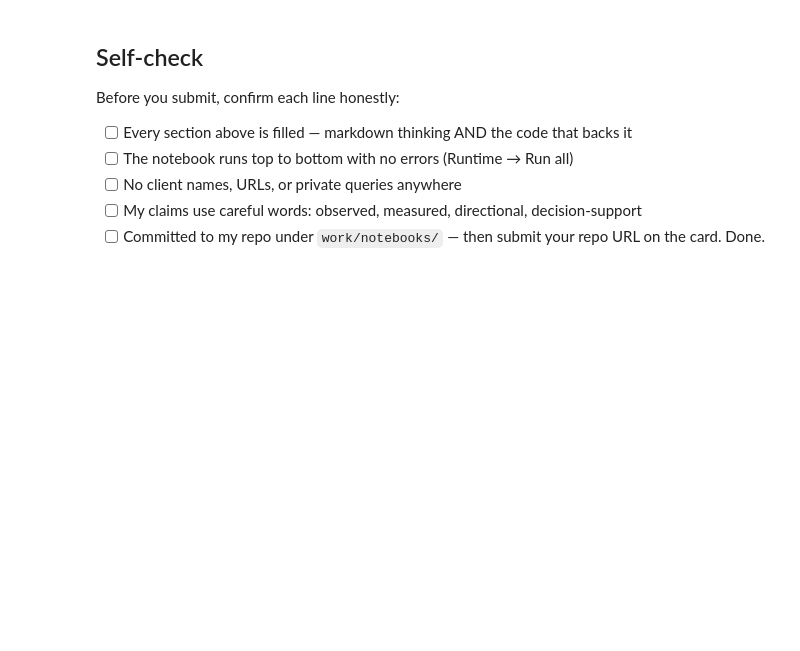
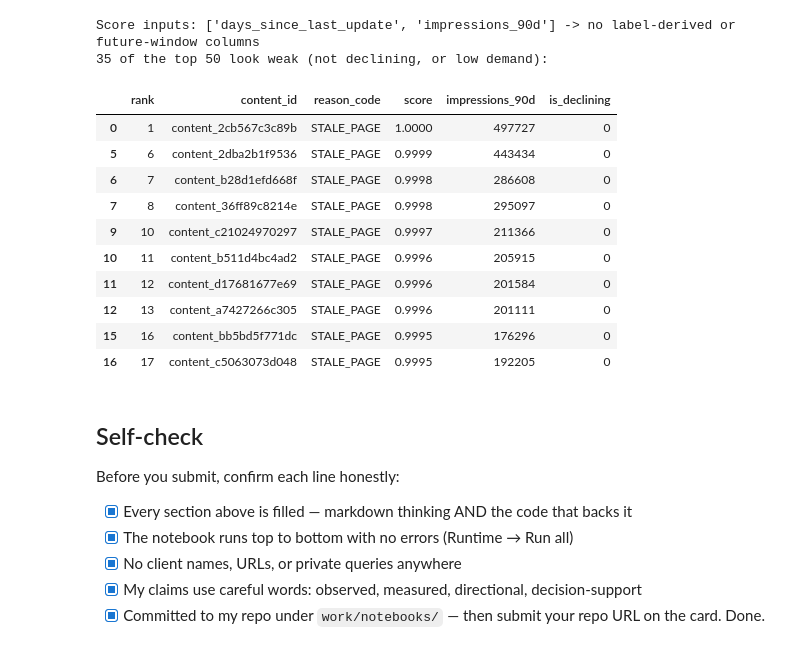
Before and after one commit to NAJAM2005/flyrank-ml-internship, a Jupyter notebook: work/notebooks/w04_baseline_score.ipynb, the cells around one changed output. Saved outputs shown, nothing was run; the diff lists cells and outputs as text; code cells hidden in the pictures; blank space fills up the shorter version.

```diff
--- a/work/notebooks/w04_baseline_score.ipynb
+++ b/work/notebooks/w04_baseline_score.ipynb
@@ -15,0 +44,28 @@ This skeleton is yours to fill. Work the sections **in order** — each one has
+# %%
+def bucket_check(d, col, expect, q=5):
+    x = d[[col, "is_declining"]].dropna()
+    x = x.assign(bucket=pd.qcut(x[col], q, duplicates="drop"))
+    t = (x.groupby("bucket", observed=True)
+           .agg(n=("is_declining", "size"), decline_rate=("is_declining", "mean")).round(3))
+    print(f"{col}  (total n = {len(x)})")
+    display(t)
+    r, diffs = t["decline_rate"].values, np.diff(t["decline_rate"].values)
+    if r.max() - r.min() < 0.03:
+        v = "FALSE"
+    elif (diffs >= 0).all() or (diffs <= 0).all():
+        v = "CONFIRMED" if ((diffs >= 0).all() == (expect == "up")) else "OPPOSITE"
+    else:
+        v = "MIXED"
+    print("Suggested verdict:", v, "(read the table before you accept it)\n")
+    return v
+
+# Signal 1: staleness (expect more stale -> more decline)
+v1 = bucket_check(df, "days_since_last_update", expect="up")
+
+# Signal 2: CTR vs peers at the same position (expect lower ratio -> more decline)
+d = df[(df["avg_position"] > 0) & (df["impressions_90d"] > 0)].copy()
+d["pos_bucket"] = pd.qcut(d["avg_position"], 10, duplicates="drop")
+d["expected_ctr"] = d.groupby("pos_bucket", observed=True)["ctr"].transform("median")
+d["ctr_ratio"] = d["ctr"] / d["expected_ctr"].replace(0, np.nan)
+df["ctr_ratio"] = d["ctr_ratio"]
+v2 = bucket_check(df, "ctr_ratio", expect="down")
@@ -37,10 +192,38 @@ This skeleton is yours to fill. Work the sections **in order** — each one has
+# %%
+# This cell is for CODE (numbers, a query, a check).
+# Write your text answer in the cell ABOVE this one — typing sentences here breaks Run All.
+FORBIDDEN = ["trend_direction", "trend_pct", "is_declining",
+             "impressions_last_30d", "impressions_prev_30d", "clicks_last_30d",
+             "clicks_prev_30d", "sessions_last_30d", "sessions_prev_30d"]
+leaked = [c for c in SCORE_INPUTS if c in FORBIDDEN]
+assert not leaked, f"Leak: {leaked}"
+print("Score inputs:", SCORE_INPUTS, "-> no label-derived or future-window columns")
+
+weak = queue.head(50)
+weak = weak[(weak["is_declining"] == 0) | (weak["impressions_90d"] < weak["impressions_90d"].quantile(0.25))]
+print(len(weak), "of the top 50 look weak (not declining, or low demand):")
+display(weak[["rank", "content_id", "reason_code", "score", "impressions_90d", "is_declining"]].head(10))
+# %% [output]
+Score inputs: ['days_since_last_update', 'impressions_90d'] -> no label-derived or future-window columns
+35 of the top 50 look weak (not declining, or low demand):
+|  | rank | content_id | reason_code | score | impressions_90d | is_declining |
+| 0 | 1 | content_2cb567c3c89b | STALE_PAGE | 1.0000 | 497727 | 0 |
+| 5 | 6 | content_2dba2b1f9536 | STALE_PAGE | 0.9999 | 443434 | 0 |
+| 6 | 7 | content_b28d1efd668f | STALE_PAGE | 0.9998 | 286608 | 0 |
+| 7 | 8 | content_36ff89c8214e | STALE_PAGE | 0.9998 | 295097 | 0 |
+| 9 | 10 | content_c21024970297 | STALE_PAGE | 0.9997 | 211366 | 0 |
+| 10 | 11 | content_b511d4bc4ad2 | STALE_PAGE | 0.9996 | 205915 | 0 |
+| 11 | 12 | content_d17681677e69 | STALE_PAGE | 0.9996 | 201584 | 0 |
+| 12 | 13 | content_a7427266c305 | STALE_PAGE | 0.9996 | 201111 | 0 |
+| 15 | 16 | content_bb5bd5f771dc | STALE_PAGE | 0.9995 | 176296 | 0 |
+| 16 | 17 | content_c5063073d048 | STALE_PAGE | 0.9995 | 192205 | 0 |
 # %% [markdown]
 ## Self-check
 
 Before you submit, confirm each line honestly:
 
-- [ ] Every section above is filled — markdown thinking AND the code that backs it
-- [ ] The notebook runs top to bottom with no errors (Runtime → Run all)
-- [ ] No client names, URLs, or private queries anywhere
-- [ ] My claims use careful words: observed, measured, directional, decision-support
-- [ ] Committed to my repo under `work/notebooks/` — then submit your repo URL on the card. Done.
+- [x] Every section above is filled — markdown thinking AND the code that backs it
+- [x] The notebook runs top to bottom with no errors (Runtime → Run all)
+- [x] No client names, URLs, or private queries anywhere
+- [x] My claims use careful words: observed, measured, directional, decision-support
+- [x] Committed to my repo under `work/notebooks/` — then submit your repo URL on the card. Done.
```
Also changed, not shown: parts of 15 cells of this notebook.
